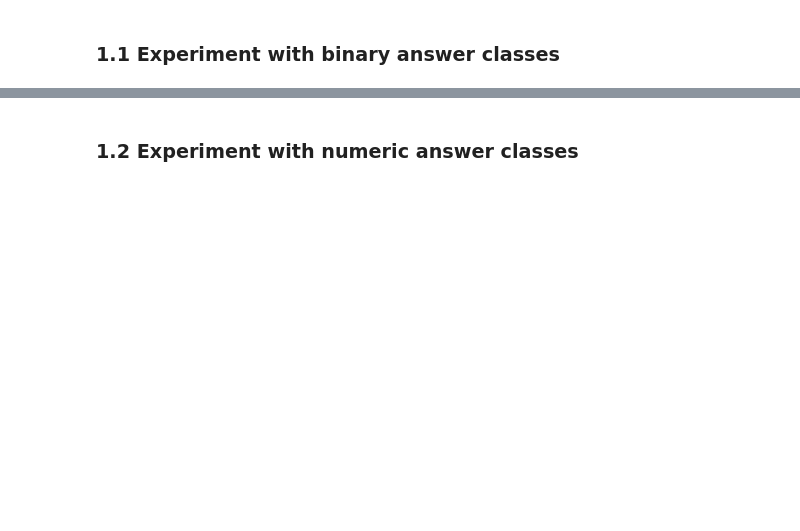
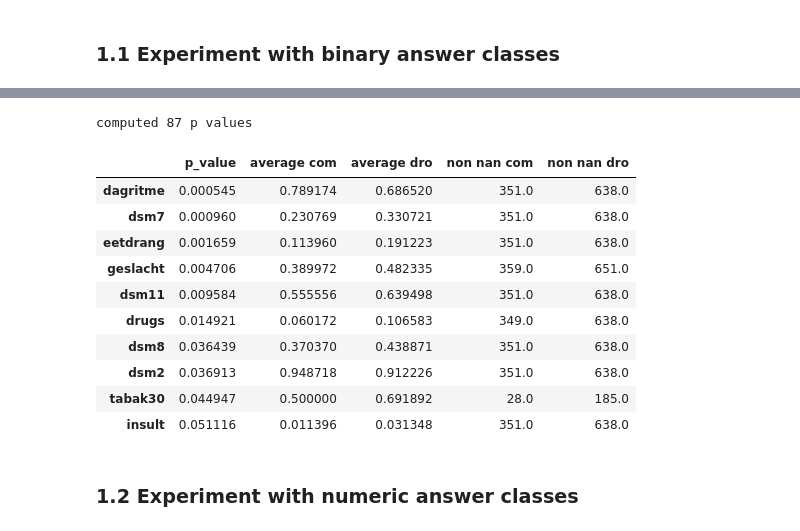
Before and after one commit to eriktks/data-processing, a Jupyter notebook: case-studies.ipynb, the cells around one changed output, grey strips where cells are left out. Saved outputs shown, nothing was run; the diff lists cells and outputs as text; code cells hidden in the pictures; blank space fills up the shorter version.

```diff
--- a/case-studies.ipynb
+++ b/case-studies.ipynb
@@ -252,6 +256,21 @@ binary_translation_table_completer
 # %%
 p_values = run_anova_classify(dropout_table_binary, completer_table_binary)
-sort_p_values(p_values, binary_answer_keys, dropout_table_binary, completer_table_binary)
+sorted_p_values = sort_p_values(p_values, binary_answer_keys, dropout_table_binary, completer_table_binary)
+print(f"computed {len(sorted_p_values)} p values")
+sorted_p_values.iloc[:10,]
+# %% [output]
+computed 87 p values
+|  | p_value | average com | average dro | non nan com | non nan dro |
+| dagritme | 0.000545 | 0.789174 | 0.686520 | 351.0 | 638.0 |
+| dsm7 | 0.000960 | 0.230769 | 0.330721 | 351.0 | 638.0 |
+| eetdrang | 0.001659 | 0.113960 | 0.191223 | 351.0 | 638.0 |
+| geslacht | 0.004706 | 0.389972 | 0.482335 | 359.0 | 651.0 |
+| dsm11 | 0.009584 | 0.555556 | 0.639498 | 351.0 | 638.0 |
+| drugs | 0.014921 | 0.060172 | 0.106583 | 349.0 | 638.0 |
+| dsm8 | 0.036439 | 0.370370 | 0.438871 | 351.0 | 638.0 |
+| dsm2 | 0.036913 | 0.948718 | 0.912226 | 351.0 | 638.0 |
+| tabak30 | 0.044947 | 0.500000 | 0.691892 | 28.0 | 185.0 |
+| insult | 0.051116 | 0.011396 | 0.031348 | 351.0 | 638.0 |
 # %% [markdown]
 ### 1.2 Experiment with numeric answer classes
 # %%
```
Also changed, not shown: parts of 18 cells of this notebook.
